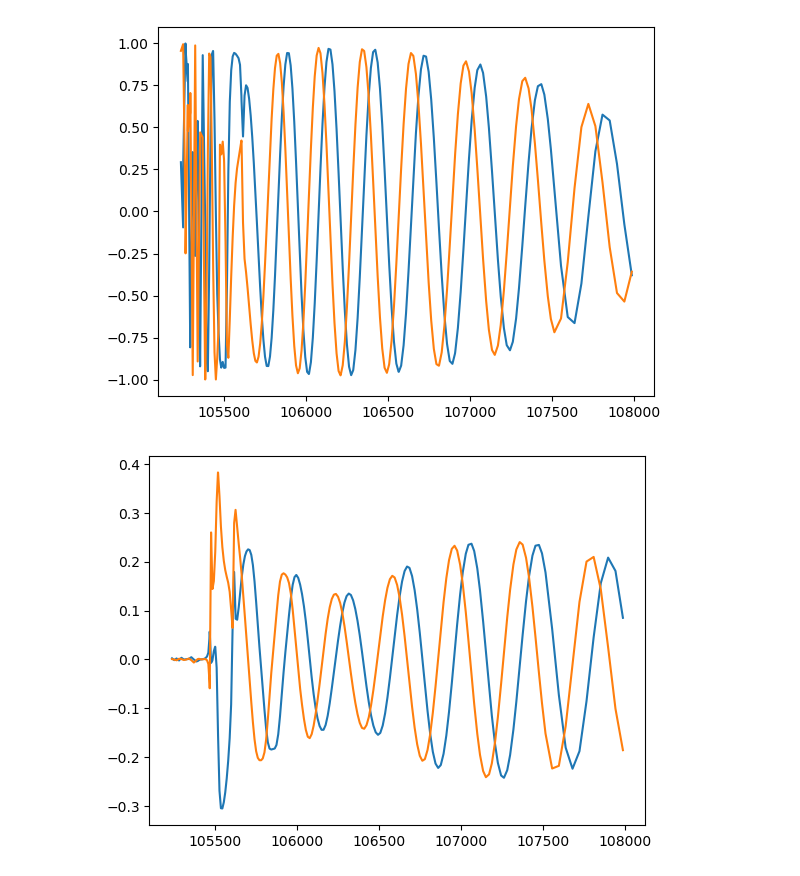
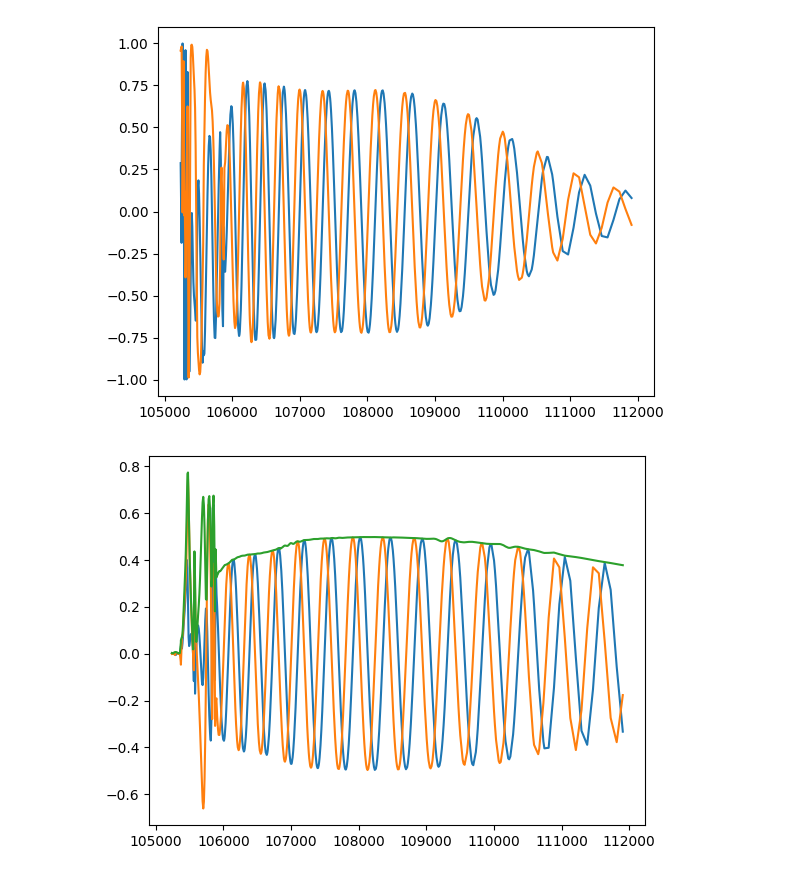
Before and after one commit to andrescorp93/ArHe_Inelastic, a Jupyter notebook: S_mat_plot.ipynb, the cells around one changed output. Drawn from its saved outputs; the diff is of its cells as text; code cells hidden in the pictures.

Commit message:
Detailed S-matrix calculated at 8 hours on workstation

```diff
--- a/S_mat_plot.ipynb
+++ b/S_mat_plot.ipynb
@@ -5,8 +5,8 @@ import matplotlib.pyplot as plt
 import os
 
 # dirs = [n for n in os.listdir() if (os.path.isdir(n) and ((n[-2:]=='_p') or (n[-2:]=='_s')))]
-dir = 'H_test_3'
-smats_file = np.load(f'{dir}/Smatrix.npz', allow_pickle=True)['arr_0'][()]
+dir = 'H_1_p'
+smats_file = np.load(f'{dir}/Smatrix_detailed.npz', allow_pickle=True)['arr_0'][()]
 r, hls, ddrls = load_matrices(dir)
 n = len(hls[-1])
 es = np.array([float(k.split('=')[-1]) for k in smats_file.keys()])
@@ -27,14 +27,15 @@ plt.plot(es[n1:],np.real(smats_el_1))
 plt.plot(es[n1:],np.imag(smats_el_1))
 plt.show()
 # %% [output]
-[figure, old version]
+[figure, new version]
 # %%
 smats_inel_01 = np.array([smats[i][0,0,1] for i in range(n1, len(es))])
 plt.plot(es[n1:],np.real(smats_inel_01))
 plt.plot(es[n1:],np.imag(smats_inel_01))
+plt.plot(es[n1:],np.abs(smats_inel_01))
 plt.show()
 # %% [output]
-[figure, old version]
+[figure, new version]
 # %%
 for i in range(n):
     for j in range(i+1,n):
```
Also changed, not shown: parts of 4 cells of this notebook, 21 other files.
